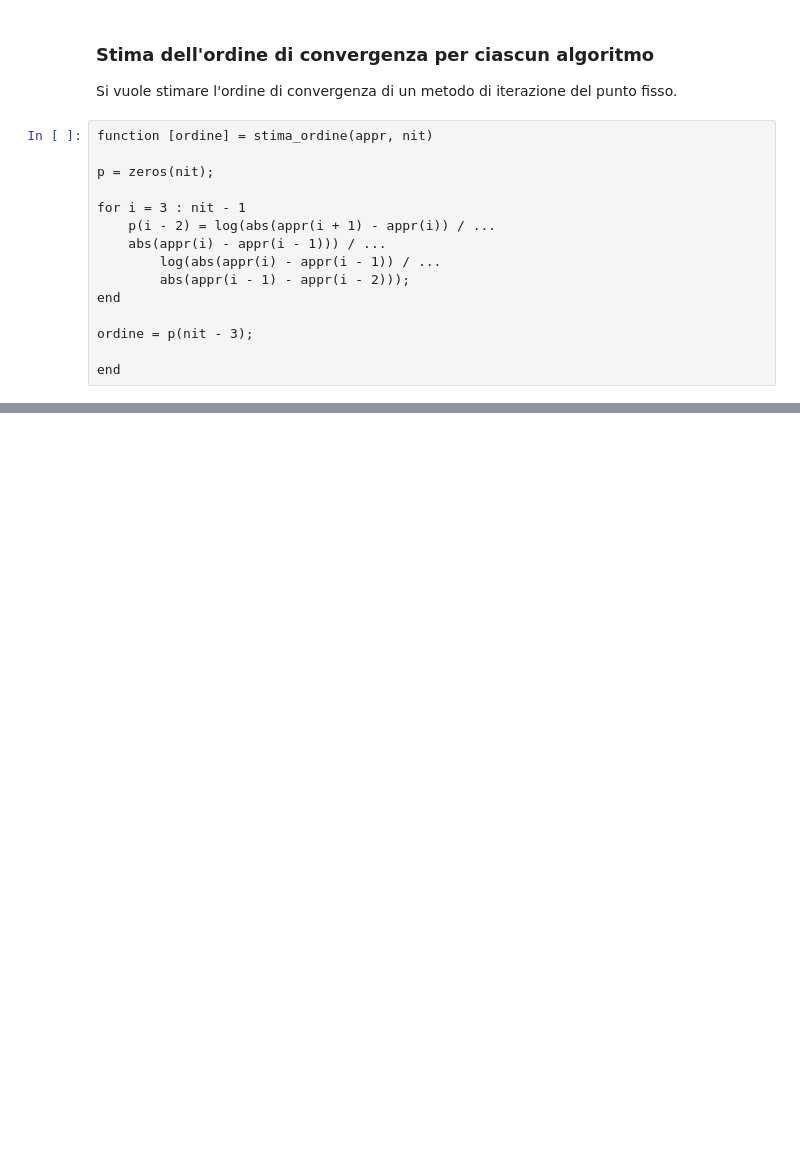
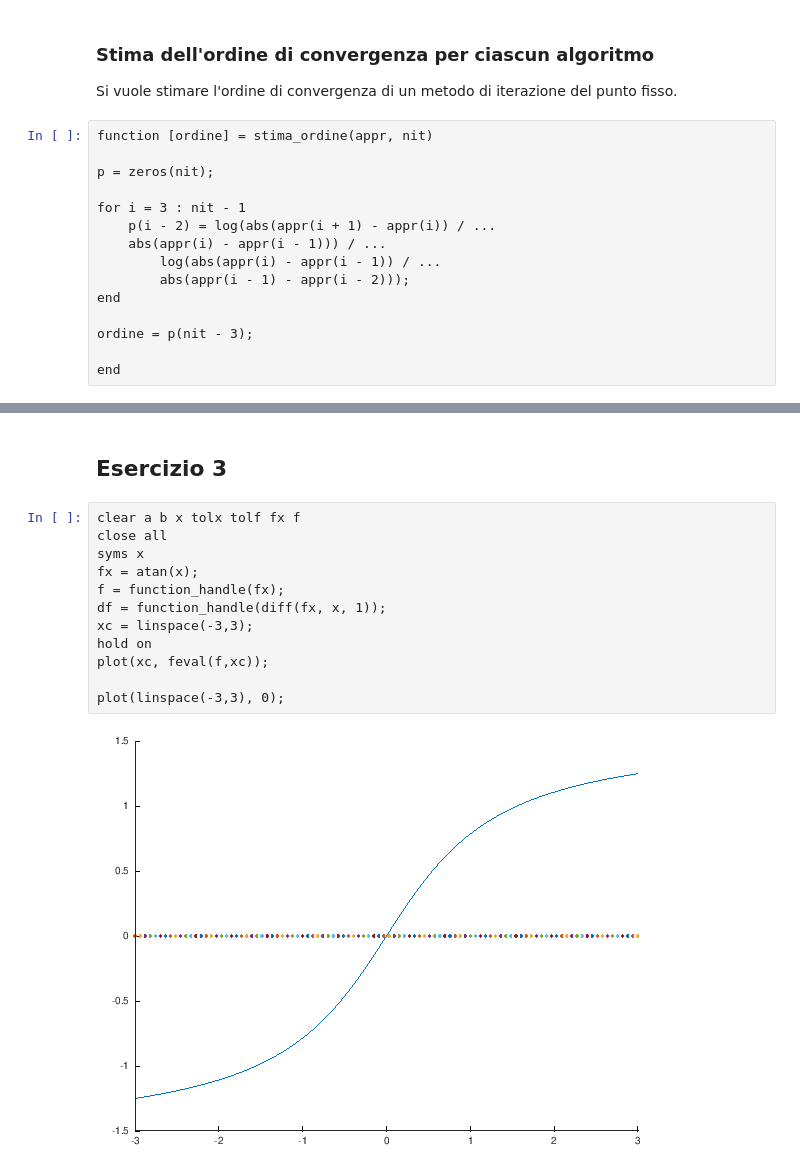
Before and after one commit to rbattistini/numerical-methods, a Jupyter notebook: part_4.ipynb, the cells around one changed output, grey strips where cells are left out. Drawn from its saved outputs; the diff is of its cells as text; blank space fills up the shorter version.

```diff
--- a/part_4.ipynb
+++ b/part_4.ipynb
@@ -331,0 +458,16 @@ secanti_ordine =  1.6933
+# %% [markdown]
+## Esercizio 3
+# %%
+clear a b x tolx tolf fx f
+close all
+syms x
+fx = atan(x);
+f = function_handle(fx);
+df = function_handle(diff(fx, x, 1));
+xc = linspace(-3,3);
+hold on
+plot(xc, feval(f,xc));
+
+plot(linspace(-3,3), 0);
+# %% [output]
+[figure, added]
```
Also changed, not shown: parts of 21 cells of this notebook, 3 other files.
